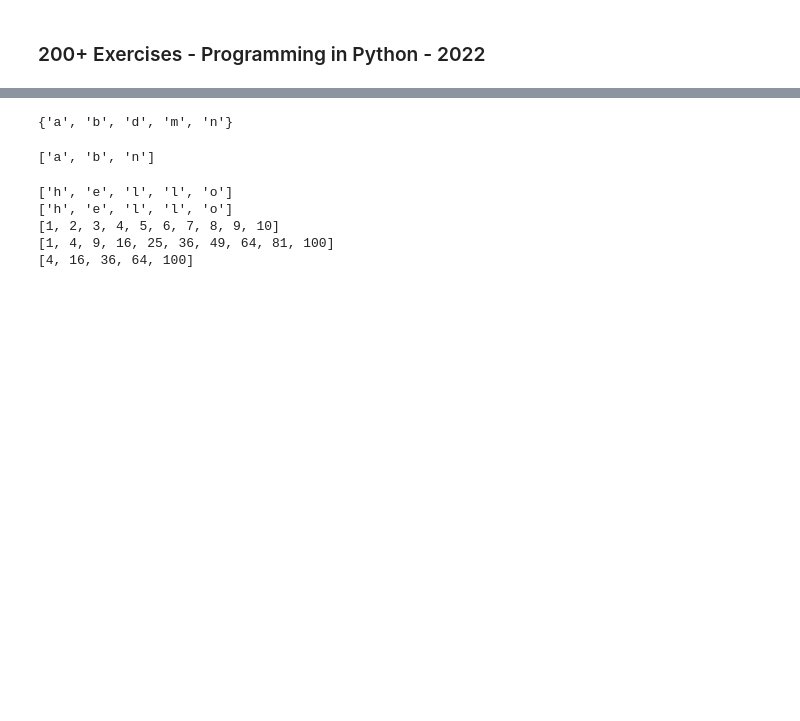
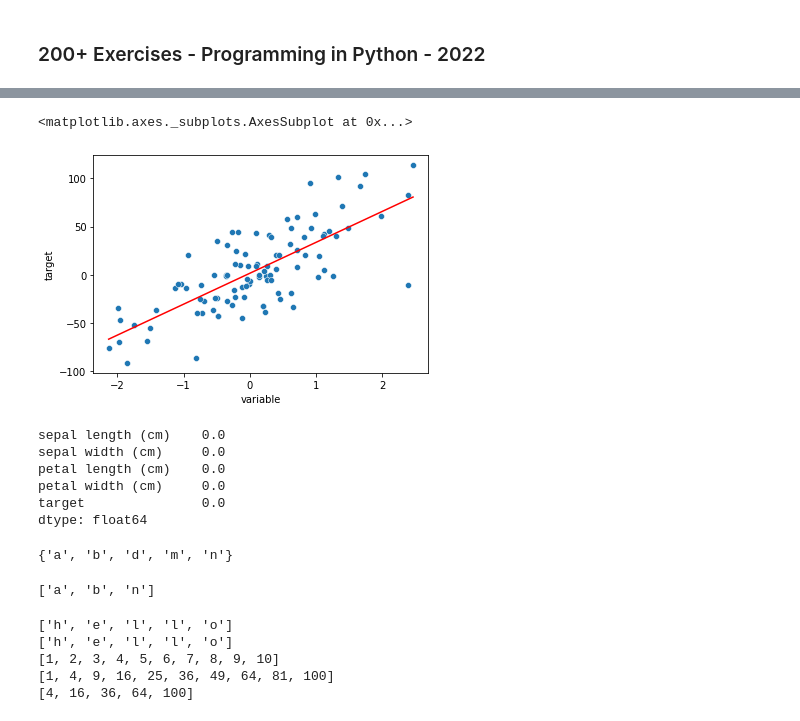
Before and after one commit to kozz84/Udemy, a Jupyter notebook: intro.ipynb, the cells around one changed output, grey strips where cells are left out. Cells and saved outputs as stored; diff of their text form; code cells hidden in the pictures; blank space fills up the shorter version.

```diff
--- a/intro.ipynb
+++ b/intro.ipynb
@@ -7,0 +286,2 @@ import pandas as pd
+# %%
+df = pd.read_csv('/content/drive/MyDrive/Python Data/data.csv')
@@ -8,3 +306,22 @@ import pandas as pd
+# %%
+model = LinearRegression()
+model.fit(df[['variable']], df['target'])
+y_pred  = model.predict(df[['variable']])
+# %%
+sns.scatterplot(data=df,x='variable',y='target')
+sns.lineplot(data=df,x='variable',y=y_pred,color='r')
+# %% [output]
+<matplotlib.axes._subplots.AxesSubplot at 0x...>
+[figure, added]
+# %%
+df.isna().sum()/len(df)*100
+# %% [output]
+sepal length (cm)    0.0
+sepal width (cm)     0.0
+petal length (cm)    0.0
+petal width (cm)     0.0
+target               0.0
+dtype: float64
 # %%
 some_list = ['a','a','b','c','b','d','m','n','n']
 some_list_2 = ['c']
```
Also changed, not shown: parts of 40 cells of this notebook.
